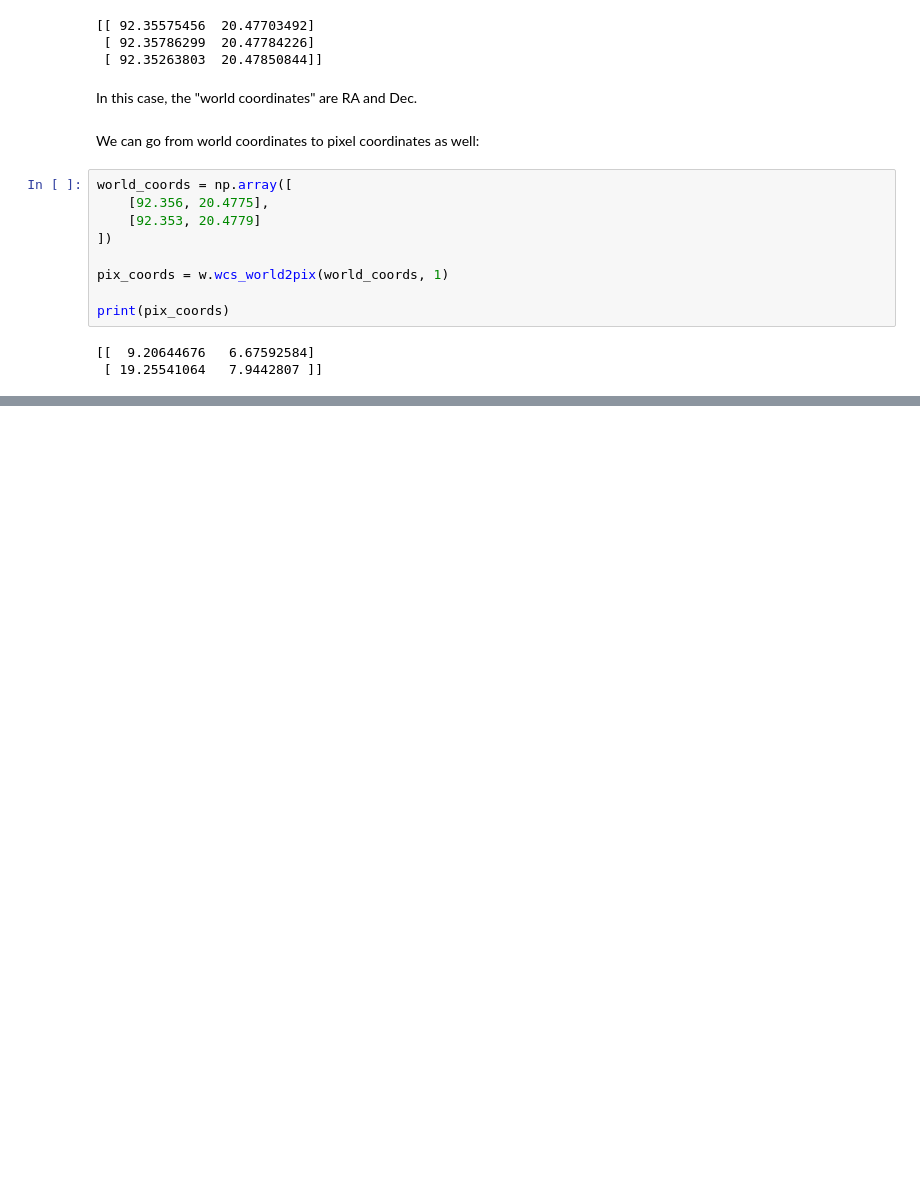
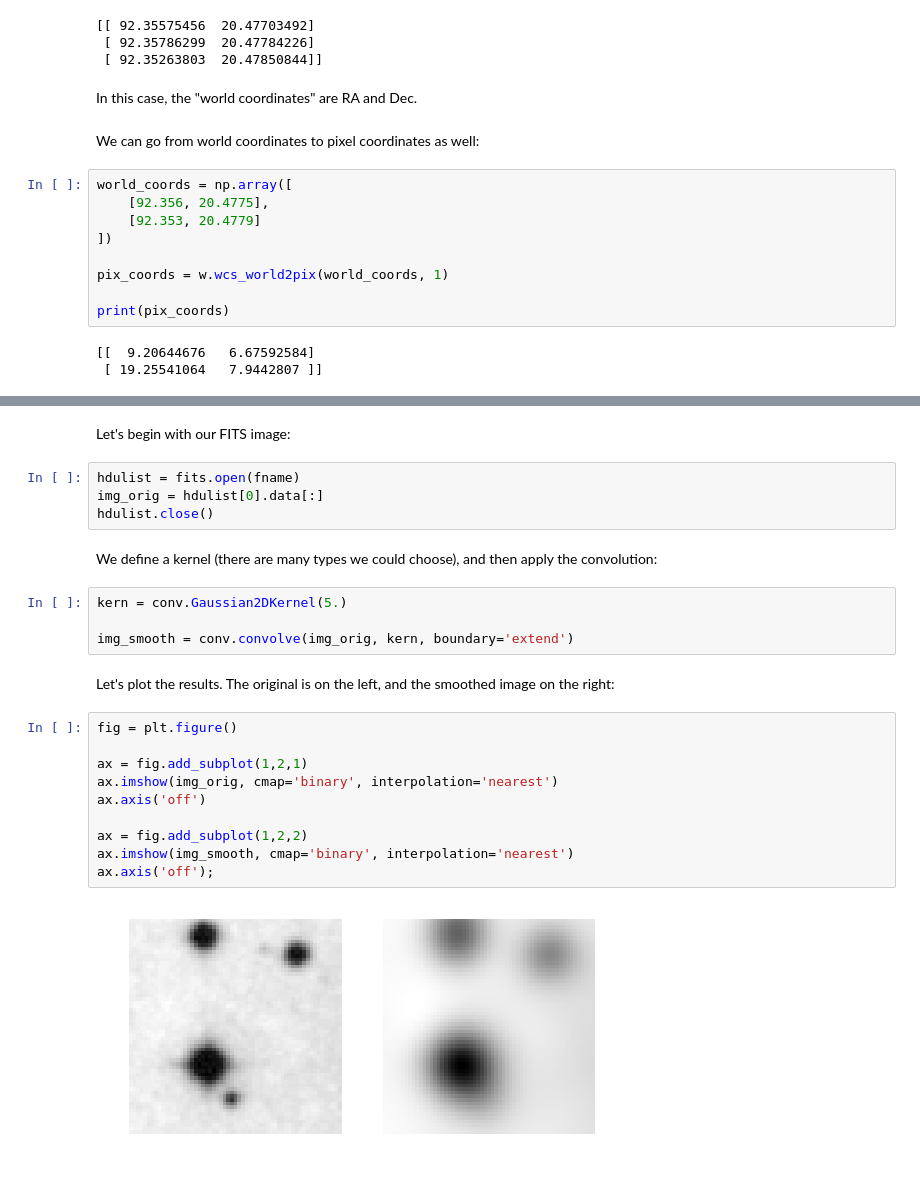
Before and after one commit to KIPAC/BootCamp, a Jupyter notebook: Python/Astropy.ipynb, the cells around one changed output, grey strips where cells are left out. Saved outputs shown, nothing was run; the diff lists cells and outputs as text; blank space fills up the shorter version.

Commit message:
astropy.convolution

```diff
--- a/Python/Astropy.ipynb
+++ b/Python/Astropy.ipynb
@@ -385,0 +383,26 @@ print(pix_coords)
+# %% [markdown]
+Let's begin with our FITS image:
+# %%
+hdulist = fits.open(fname)
+img_orig = hdulist[0].data[:]
+hdulist.close()
+# %% [markdown]
+We define a kernel (there are many types we could choose), and then apply the convolution:
+# %%
+kern = conv.Gaussian2DKernel(5.)
+
+img_smooth = conv.convolve(img_orig, kern, boundary='extend')
+# %% [markdown]
+Let's plot the results. The original is on the left, and the smoothed image on the right:
+# %%
+fig = plt.figure()
+
+ax = fig.add_subplot(1,2,1)
+ax.imshow(img_orig, cmap='binary', interpolation='nearest')
+ax.axis('off')
+
+ax = fig.add_subplot(1,2,2)
+ax.imshow(img_smooth, cmap='binary', interpolation='nearest')
+ax.axis('off');
+# %% [output]
+[figure, added]
```
Also changed, not shown: parts of 5 cells of this notebook.
